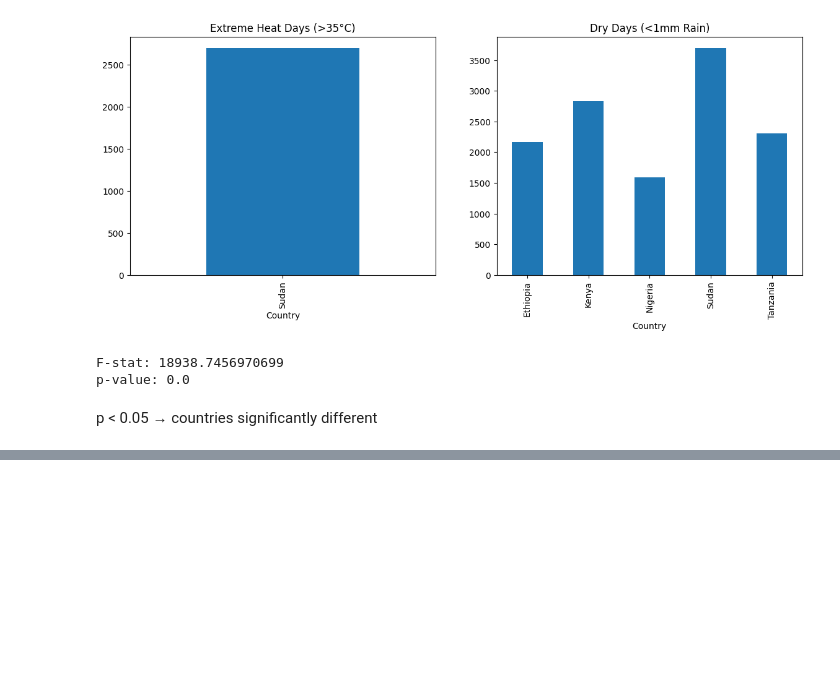
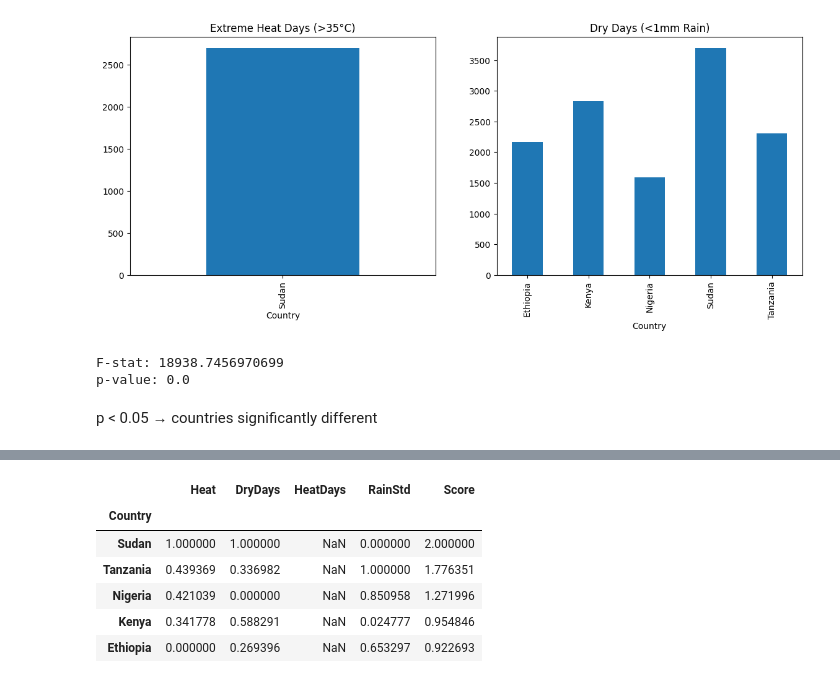
Before and after one commit to fenet-as/climate-challenge-week0, a Jupyter notebook: notebooks/compare_countries.ipynb, the cells around one changed output, grey strips where cells are left out. Saved outputs shown, nothing was run; the diff lists cells and outputs as text; code cells hidden in the pictures; blank space fills up the shorter version.

Commit message:
feat: build climate vulnerability ranking for COP32 analysis

```diff
--- a/notebooks/compare_countries.ipynb
+++ b/notebooks/compare_countries.ipynb
@@ -117,3 +117,12 @@ F-stat: 18938.7456970699
 p-value: 0.0
 # %% [markdown]
 p < 0.05 → countries significantly different
+# %%
+vulnerability = pd.DataFrame()
+
+vulnerability["Heat"] = df.groupby("Country")["T2M_MAX"].mean()
+vulnerability["DryDays"] = dry_events
+vulnerability["HeatDays"] = heat_events
+vulnerability["RainStd"] = df.groupby("Country")["PRECTOTCORR"].std()
+
+vulnerability
@@ -119,0 +137,14 @@ p < 0.05 → countries significantly different
+# %%
+vulnerability_norm = (vulnerability - vulnerability.min()) / (vulnerability.max() - vulnerability.min())
+
+vulnerability_norm["Score"] = vulnerability_norm.sum(axis=1)
+
+vulnerability_norm.sort_values("Score", ascending=False)
+# %% [output]
+|  | Heat | DryDays | HeatDays | RainStd | Score |
+| Country |  |  |  |  |  |
+| Sudan | 1.000000 | 1.000000 | NaN | 0.000000 | 2.000000 |
+| Tanzania | 0.439369 | 0.336982 | NaN | 1.000000 | 1.776351 |
+| Nigeria | 0.421039 | 0.000000 | NaN | 0.850958 | 1.271996 |
+| Kenya | 0.341778 | 0.588291 | NaN | 0.024777 | 0.954846 |
+| Ethiopia | 0.000000 | 0.269396 | NaN | 0.653297 | 0.922693 |
```
Also changed, not shown: parts of 1 cell of this notebook.
